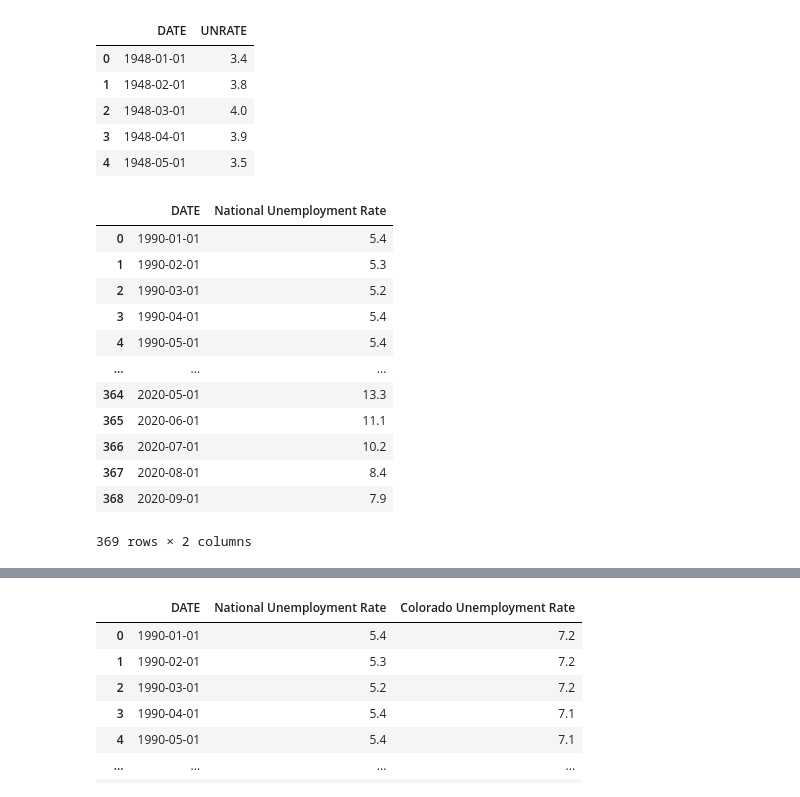
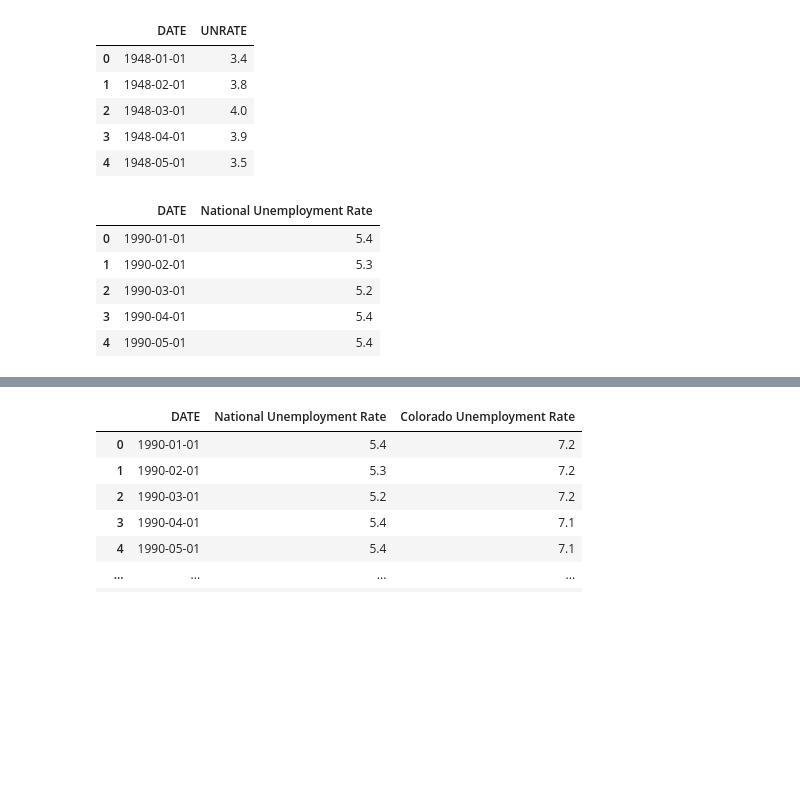
Before and after one commit to teresaflicek/Covid19-Societal-Impacts, a Jupyter notebook: Employment Rates and Covid.ipynb, the cells around one changed output, grey strips where cells are left out. Cells and saved outputs as stored; diff of their text form; code cells hidden in the pictures; blank space fills up the shorter version.

```diff
--- a/Employment Rates and Covid.ipynb
+++ b/Employment Rates and Covid.ipynb
@@ -78,29 +64,22 @@ UnRate_National_df.head()
 # %%
 #Clean Dates to match Colorado Data for 1990-2020
 import datetime
 UnRate_National_df_1990=UnRate_National_df[UnRate_National_df["DATE"] >= datetime.datetime(1990,1,1)]
 
 #Rename Column
 UnRate_National_df_1990=UnRate_National_df_1990.rename(columns={'UNRATE':'National Unemployment Rate'})
 
 #Fixed indexing
 UnRate_National_df_1990.reset_index(drop=True, inplace=True)
 
-UnRate_National_df_1990
+UnRate_National_df_1990.head()
 # %% [output]
 |  | DATE | National Unemployment Rate |
 | 0 | 1990-01-01 | 5.4 |
 | 1 | 1990-02-01 | 5.3 |
 | 2 | 1990-03-01 | 5.2 |
 | 3 | 1990-04-01 | 5.4 |
 | 4 | 1990-05-01 | 5.4 |
-| ... | ... | ... |
-| 364 | 2020-05-01 | 13.3 |
-| 365 | 2020-06-01 | 11.1 |
-| 366 | 2020-07-01 | 10.2 |
-| 367 | 2020-08-01 | 8.4 |
-| 368 | 2020-09-01 | 7.9 |
-369 rows × 2 columns
 # %%
 # Unemplyment Rates: Colorado
 UnRate_Colorado_df=pd.read_csv("Resources/COLO808UR.csv")
```
Also changed, not shown: parts of 13 cells of this notebook, 2 other files.
